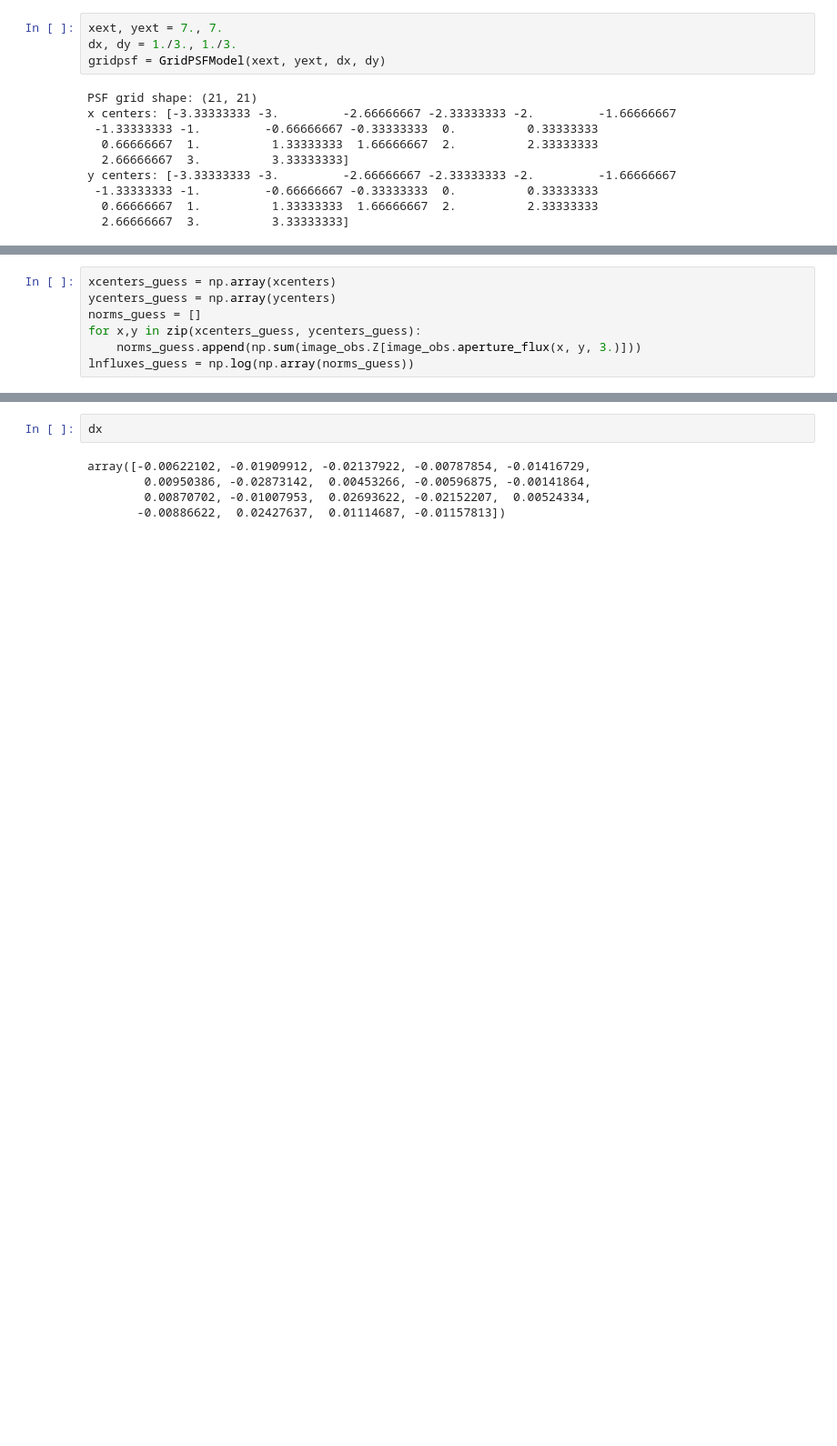
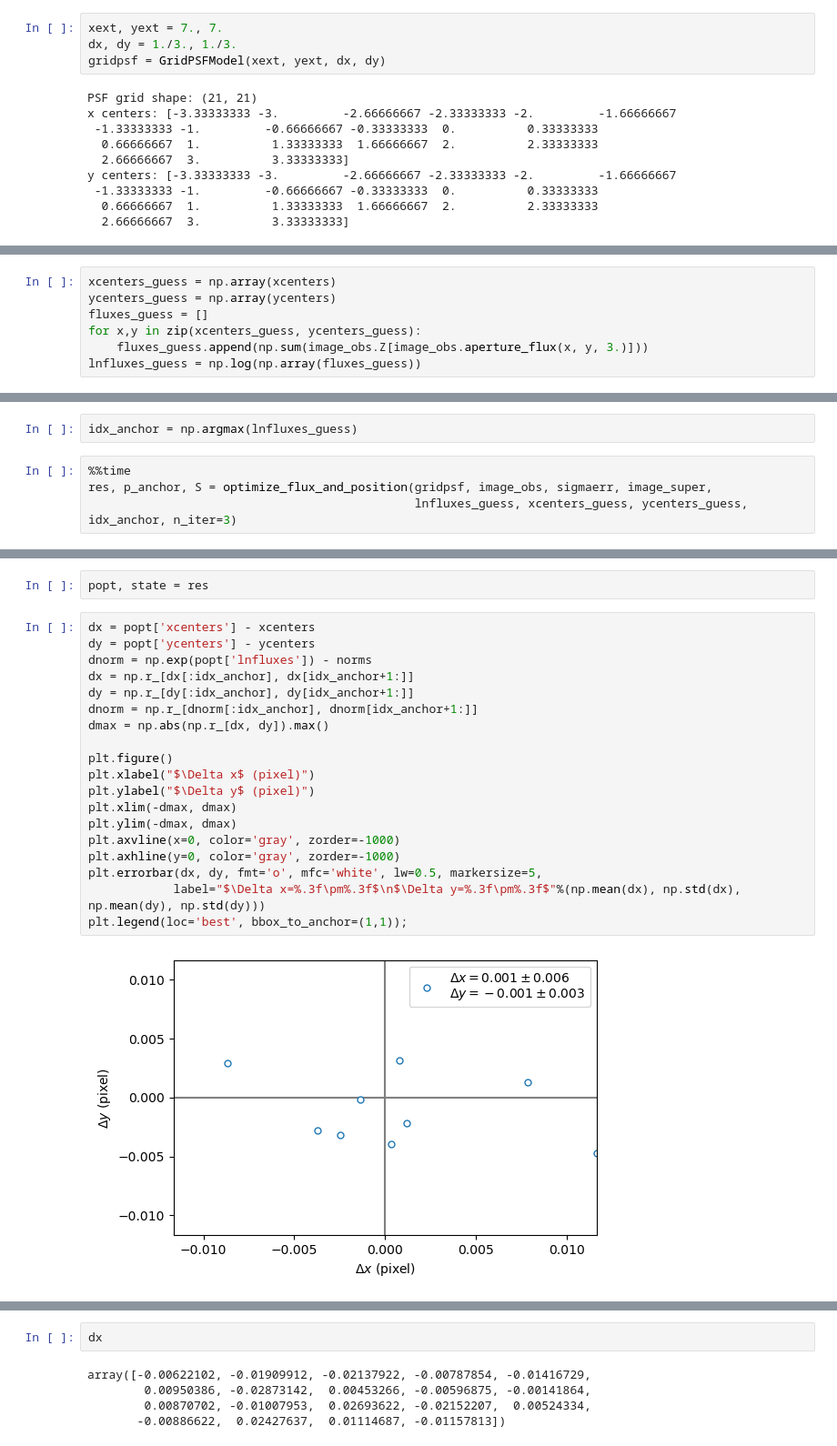
Before and after one commit to kemasuda/bepsf, a Jupyter notebook: src/bepsf/dev.ipynb, the cells around one changed output, grey strips where cells are left out. Shown at 91% size. Drawn from its saved outputs; the diff is of its cells as text; blank space fills up the shorter version.

```diff
--- a/src/bepsf/dev.ipynb
+++ b/src/bepsf/dev.ipynb
@@ -75,7 +128,7 @@ y centers: [-3.33333333 -3.         -2.66666667 -2.33333333 -2.         -1.66666
 # %%
 xcenters_guess = np.array(xcenters)
 ycenters_guess = np.array(ycenters)
-norms_guess = []
+fluxes_guess = []
 for x,y in zip(xcenters_guess, ycenters_guess):
-    norms_guess.append(np.sum(image_obs.Z[image_obs.aperture_flux(x, y, 3.)]))
-lnfluxes_guess = np.log(np.array(norms_guess))
+    fluxes_guess.append(np.sum(image_obs.Z[image_obs.aperture_flux(x, y, 3.)]))
+lnfluxes_guess = np.log(np.array(fluxes_guess))
@@ -99,0 +135,6 @@ p_init = {
+# %%
+idx_anchor = np.argmax(lnfluxes_guess)
+# %%
+%%time
+res, p_anchor, S = optimize_flux_and_position(gridpsf, image_obs, sigmaerr, image_super,
+                                              lnfluxes_guess, xcenters_guess, ycenters_guess, idx_anchor, n_iter=3)
@@ -99,0 +159,23 @@ p_init = {
+# %%
+popt, state = res
+# %%
+dx = popt['xcenters'] - xcenters
+dy = popt['ycenters'] - ycenters
+dnorm = np.exp(popt['lnfluxes']) - norms
+dx = np.r_[dx[:idx_anchor], dx[idx_anchor+1:]]
+dy = np.r_[dy[:idx_anchor], dy[idx_anchor+1:]]
+dnorm = np.r_[dnorm[:idx_anchor], dnorm[idx_anchor+1:]]
+dmax = np.abs(np.r_[dx, dy]).max()
+
+plt.figure()
+plt.xlabel("$\Delta x$ (pixel)")
+plt.ylabel("$\Delta y$ (pixel)")
+plt.xlim(-dmax, dmax)
+plt.ylim(-dmax, dmax)
+plt.axvline(x=0, color='gray', zorder=-1000)
+plt.axhline(y=0, color='gray', zorder=-1000)
+plt.errorbar(dx, dy, fmt='o', mfc='white', lw=0.5, markersize=5,
+            label="$\Delta x=%.3f\pm%.3f$\n$\Delta y=%.3f\pm%.3f$"%(np.mean(dx), np.std(dx), np.mean(dy), np.std(dy)))
+plt.legend(loc='best', bbox_to_anchor=(1,1));
+# %% [output]
+[figure, added]
```
Also changed, not shown: parts of 29 cells of this notebook.
